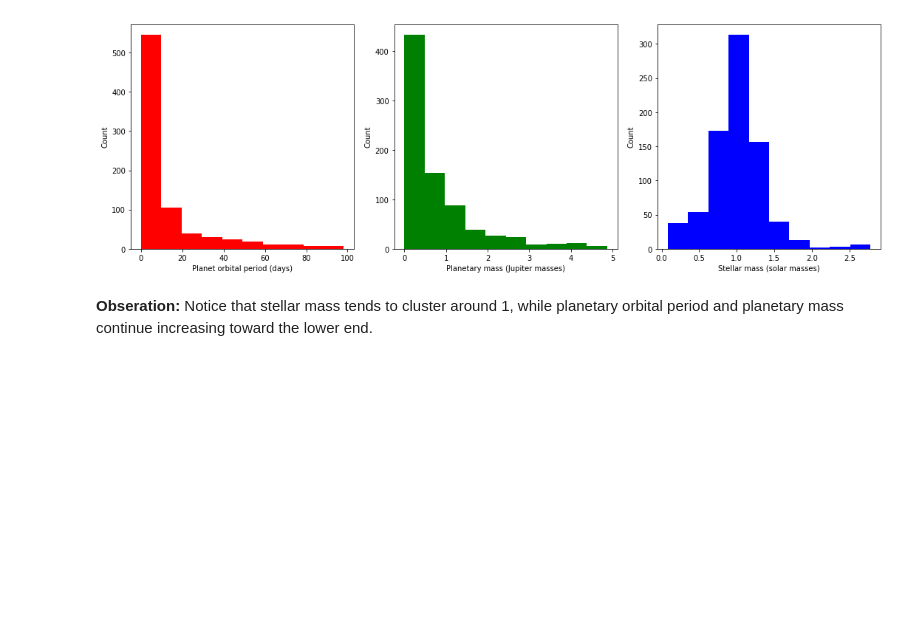
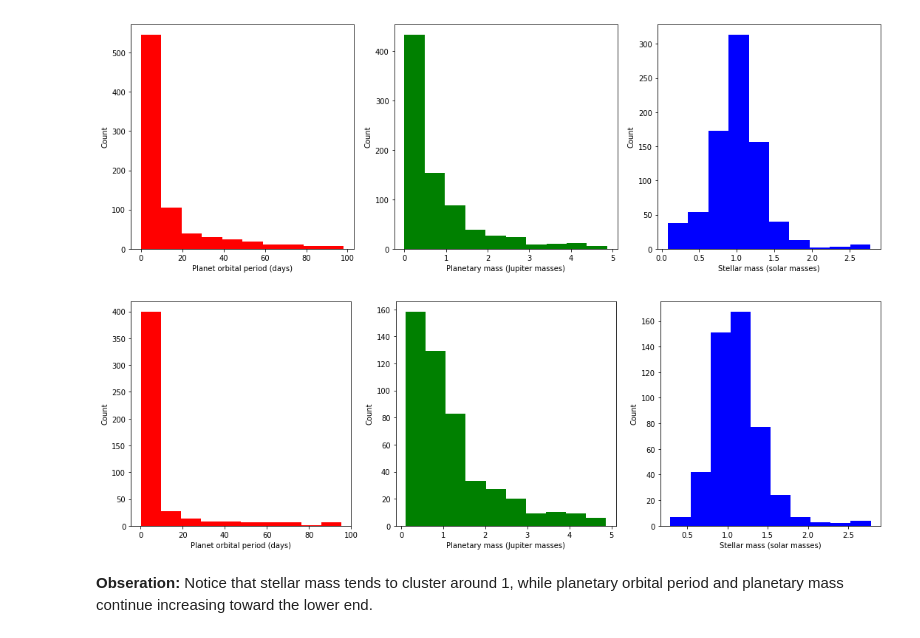
Before and after one commit to dmclark53/thinkful, a Jupyter notebook: Module_7/Plotting Basics.ipynb, the cells around one changed output. Drawn from its saved outputs; the diff is of its cells as text; code cells hidden in the pictures; blank space fills up the shorter version.

```diff
--- a/Module_7/Plotting Basics.ipynb
+++ b/Module_7/Plotting Basics.ipynb
@@ -138,6 +163,28 @@ plt.tight_layout()
 plt.show()
 # %% [output]
 [figure]
+# %%
+plt.figure(figsize=(15, 5))
+
+plt.subplot(1, 3, 1)
+plt.hist(df_thresh_2['pl_orbper'], color='red')
+plt.xlabel('Planet orbital period (days)')
+plt.ylabel('Count')
+
+plt.subplot(1, 3, 2)
+plt.hist(df_thresh_2['pl_bmassj'], color='green')
+plt.xlabel('Planetary mass (Jupiter masses)')
+plt.ylabel('Count')
+
+plt.subplot(1, 3, 3)
+plt.hist(df_thresh_2['st_mass'], color='blue')
+plt.xlabel('Stellar mass (solar masses)')
+plt.ylabel('Count')
+
+plt.tight_layout()
+plt.show()
+# %% [output]
+[figure, added]
 # %% [markdown]
 **Obseration:** Notice that stellar mass tends to cluster around 1, while planetary orbital period and planetary mass continue increasing toward the lower end.
 # %% [markdown]
```
Also changed, not shown: parts of 6 cells of this notebook, 1 other file.
